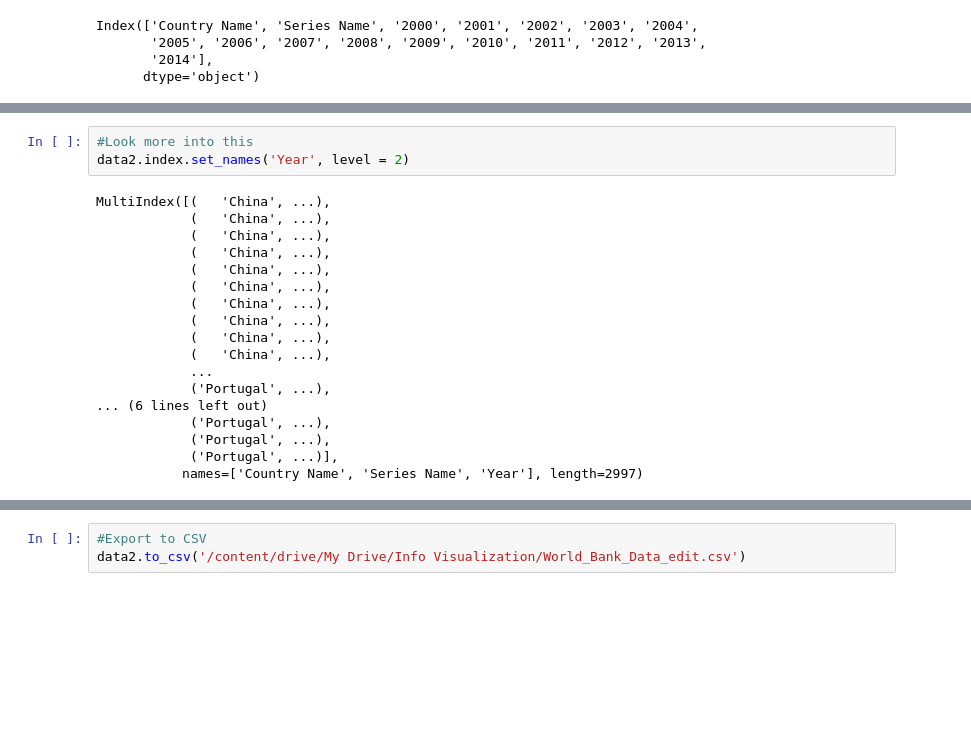
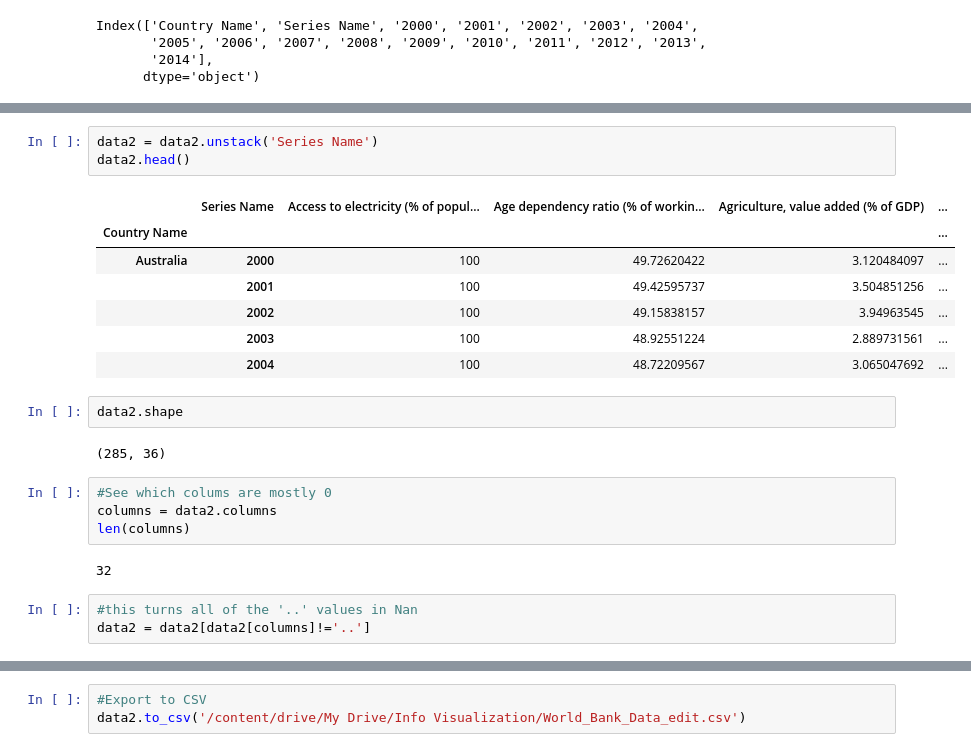
Before and after one commit to dustinak80/Information-Visualization, a Jupyter notebook: Project/Edit_Data.ipynb, the cells around one changed output, grey strips where cells are left out. Saved outputs shown, nothing was run; the diff lists cells and outputs as text; blank space fills up the shorter version.

```diff
--- a/Project/Edit_Data.ipynb
+++ b/Project/Edit_Data.ipynb
@@ -88,21 +118,24 @@ data2.head(n = 20)
-# %%
-#Look more into this
-data2.index.set_names('Year', level = 2)
-# %% [output]
-MultiIndex([(   'China', ...),
-            (   'China', ...),
-            (   'China', ...),
-            (   'China', ...),
-            (   'China', ...),
-            (   'China', ...),
-            (   'China', ...),
-            (   'China', ...),
-            (   'China', ...),
-            (   'China', ...),
-            ...
-            ('Portugal', ...),
-... (6 lines left out)
-            ('Portugal', ...),
-            ('Portugal', ...),
-            ('Portugal', ...)],
-           names=['Country Name', 'Series Name', 'Year'], length=2997)
+# %%
+data2 = data2.unstack('Series Name')
+data2.head()
+# %% [output]
+|  | Series Name | Access to electricity (% of popul... | Age dependency ratio (% of workin... | Agriculture, value added (% of GDP) | ... |
+| Country Name |  |  |  |  | ... |
+| Australia | 2000 | 100 | 49.72620422 | 3.120484097 | ... |
+|  | 2001 | 100 | 49.42595737 | 3.504851256 | ... |
+|  | 2002 | 100 | 49.15838157 | 3.94963545 | ... |
+|  | 2003 | 100 | 48.92551224 | 2.889731561 | ... |
+|  | 2004 | 100 | 48.72209567 | 3.065047692 | ... |
+# %%
+data2.shape
+# %% [output]
+(285, 36)
+# %%
+#See which colums are mostly 0
+columns = data2.columns
+len(columns)
+# %% [output]
+32
+# %%
+#this turns all of the '..' values in Nan
+data2 = data2[data2[columns]!='..']
```
Also changed, not shown: parts of 11 cells of this notebook.
